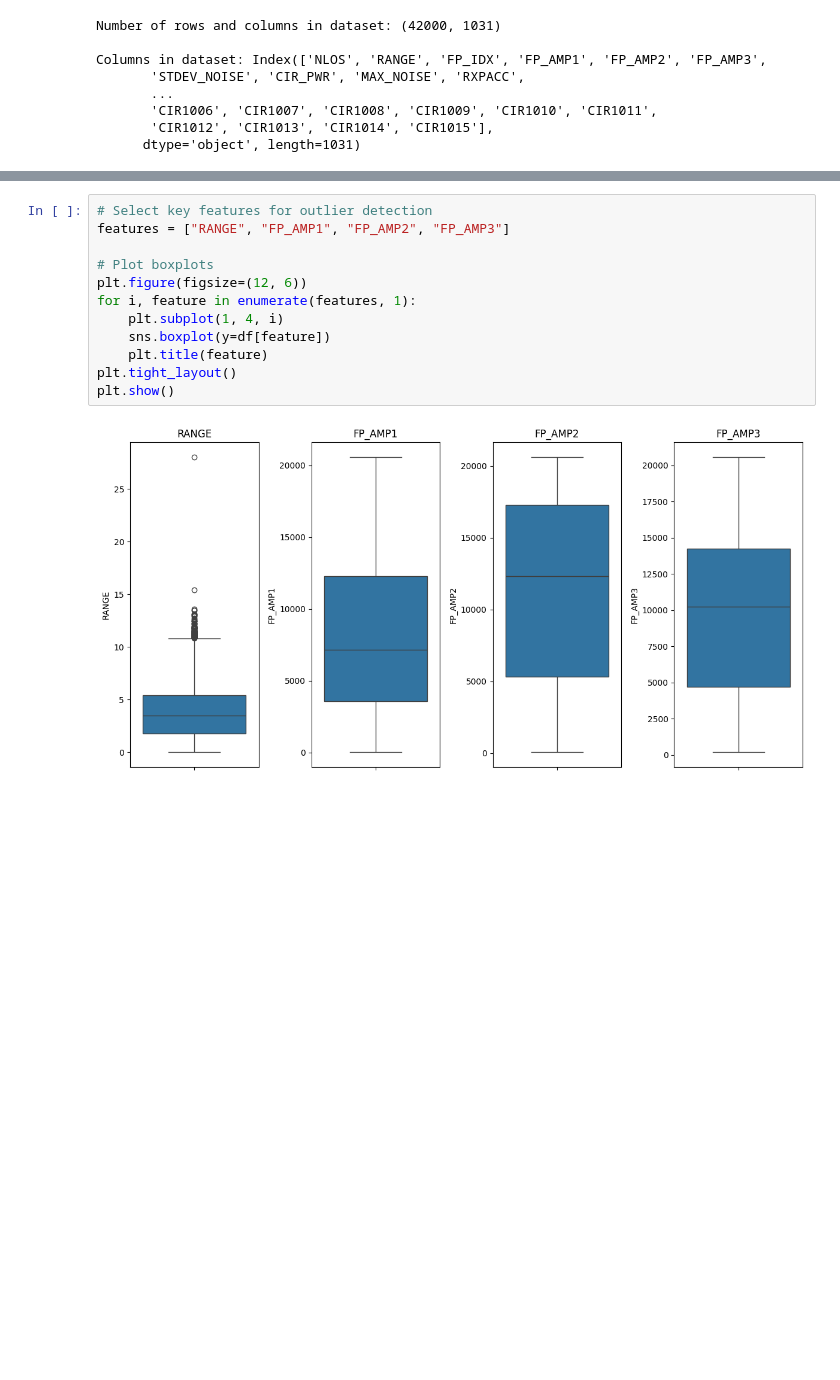
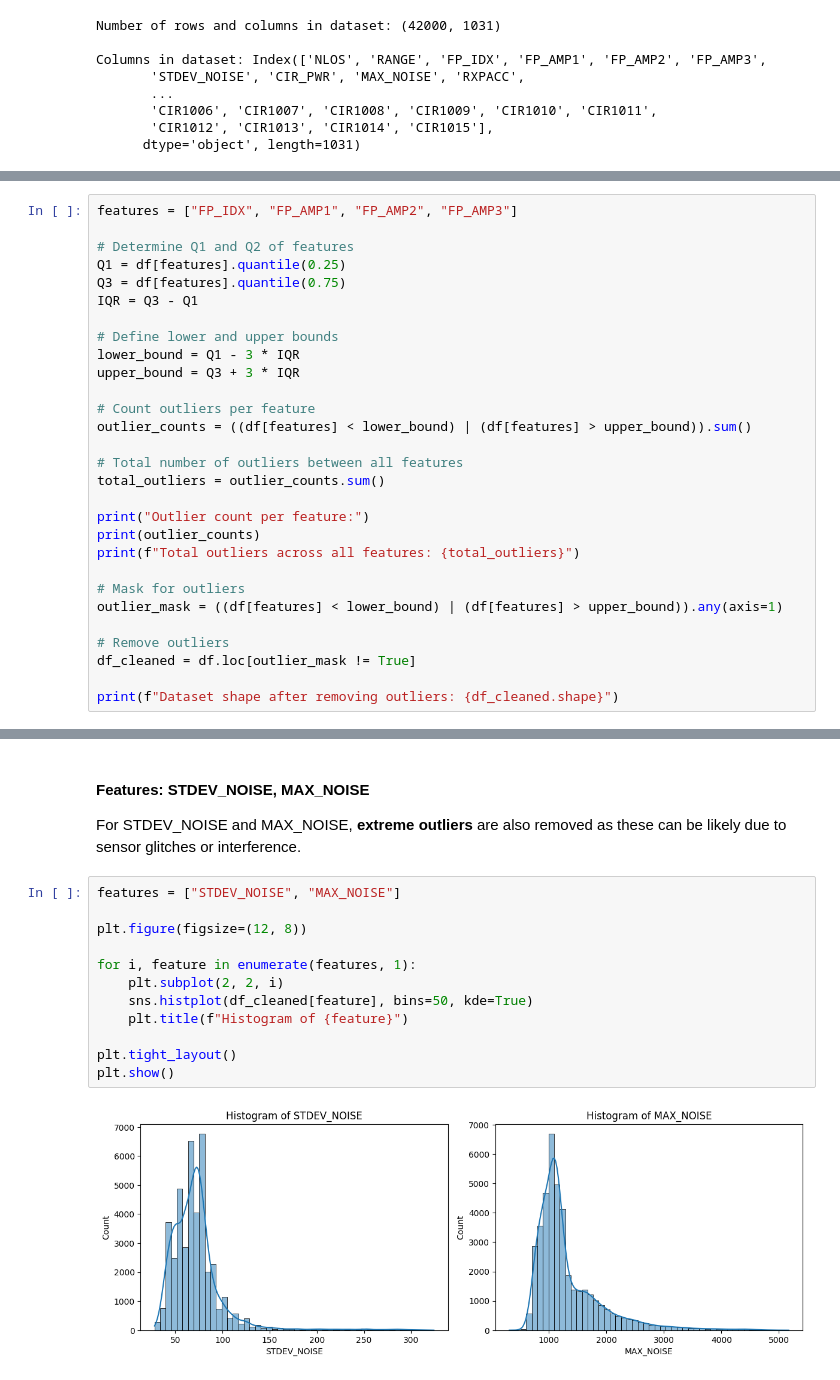
Before and after one commit to janaveniice/UoG-DA_Group17, a Jupyter notebook: distance-estimator-model/model.ipynb, the cells around one changed output, grey strips where cells are left out. Saved outputs shown, nothing was run; the diff lists cells and outputs as text; blank space fills up the shorter version.

```diff
--- a/distance-estimator-model/model.ipynb
+++ b/distance-estimator-model/model.ipynb
@@ -62,0 +141,29 @@ We used boxplot to visualize the distribution of data on the selected features a
+# %%
+features = ["FP_IDX", "FP_AMP1", "FP_AMP2", "FP_AMP3"]
+
+# Determine Q1 and Q2 of features
+Q1 = df[features].quantile(0.25)
+Q3 = df[features].quantile(0.75)
+IQR = Q3 - Q1
+
+# Define lower and upper bounds
+lower_bound = Q1 - 3 * IQR
+upper_bound = Q3 + 3 * IQR
+
+# Count outliers per feature
+outlier_counts = ((df[features] < lower_bound) | (df[features] > upper_bound)).sum()
+
+# Total number of outliers between all features
+total_outliers = outlier_counts.sum()
+
+print("Outlier count per feature:")
+print(outlier_counts)
+print(f"Total outliers across all features: {total_outliers}")
+
+# Mask for outliers
+outlier_mask = ((df[features] < lower_bound) | (df[features] > upper_bound)).any(axis=1)
+
+# Remove outliers
+df_cleaned = df.loc[outlier_mask != True]
+
+print(f"Dataset shape after removing outliers: {df_cleaned.shape}")
@@ -63,14 +179,18 @@ We used boxplot to visualize the distribution of data on the selected features a
+# %% [markdown]
+#### **Features: STDEV_NOISE, MAX_NOISE**
+
+For STDEV_NOISE and MAX_NOISE, **extreme outliers** are also removed as these can be likely due to sensor glitches or interference.
 # %%
-# Select key features for outlier detection
-features = ["RANGE", "FP_AMP1", "FP_AMP2", "FP_AMP3"]
+features = ["STDEV_NOISE", "MAX_NOISE"]
 
-# Plot boxplots
-plt.figure(figsize=(12, 6))
+plt.figure(figsize=(12, 8))
+
 for i, feature in enumerate(features, 1):
-    plt.subplot(1, 4, i)
-    sns.boxplot(y=df[feature])
-    plt.title(feature)
+    plt.subplot(2, 2, i)
+    sns.histplot(df_cleaned[feature], bins=50, kde=True)
+    plt.title(f"Histogram of {feature}")
+
 plt.tight_layout()
 plt.show()
 # %% [output]
-[figure, old version]
+[figure, new version]
```
Also changed, not shown: parts of 34 cells of this notebook.
